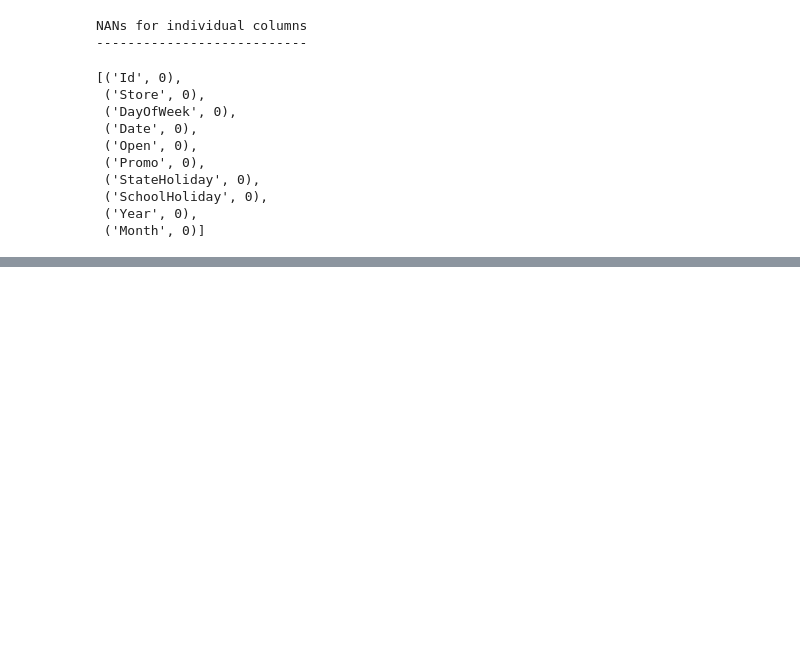
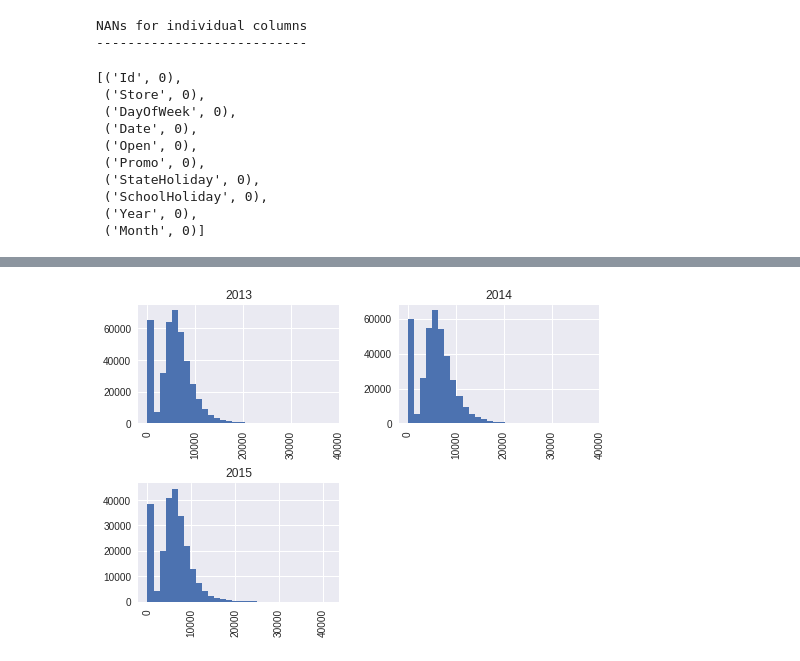
Before and after one commit to ibelieveai/DS-Projects, a Jupyter notebook: Rossmann_Store_Sales_Prediction_Cleaning.ipynb, the cells around one changed output, grey strips where cells are left out. Drawn from its saved outputs; the diff is of its cells as text; code cells hidden in the pictures; blank space fills up the shorter version.

```diff
--- a/Rossmann_Store_Sales_Prediction_Cleaning.ipynb
+++ b/Rossmann_Store_Sales_Prediction_Cleaning.ipynb
@@ -157,0 +312,5 @@ NANs for individual columns
+# %%
+train_store.hist(column='Sales', by='Year', bins=30)
+plt.show()
+# %% [output]
+[figure, added]
```
Also changed, not shown: parts of 43 cells of this notebook.
